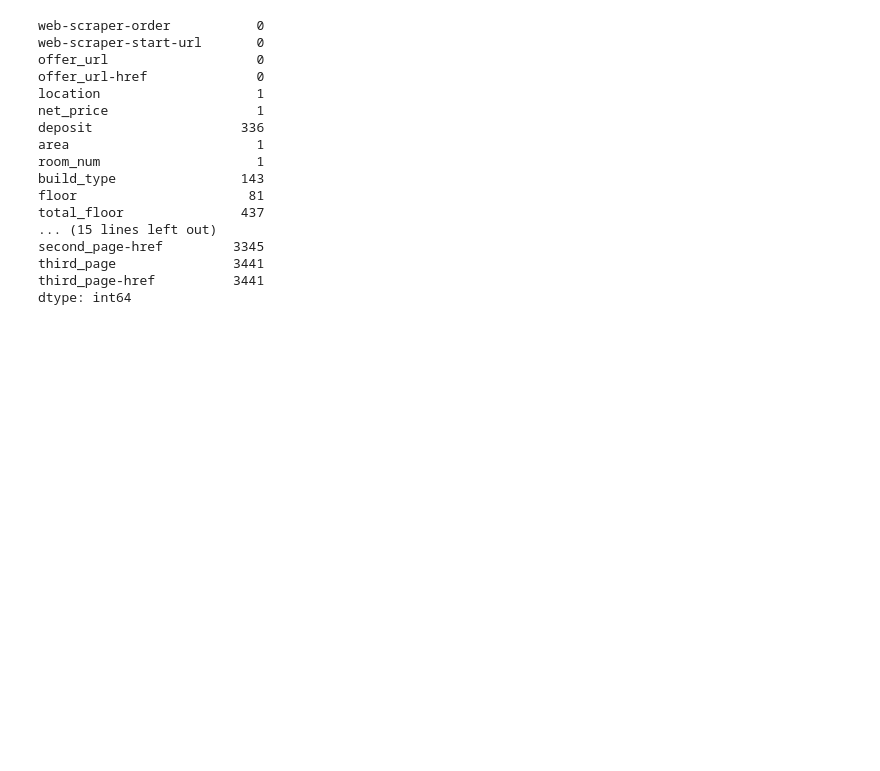
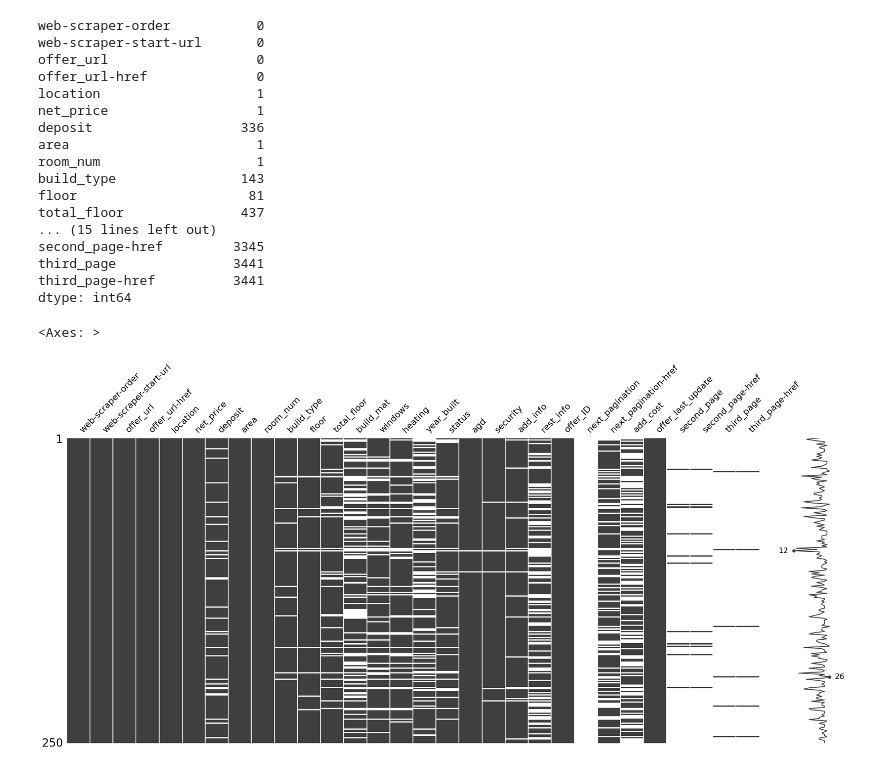
Before and after one commit to filki/Kaggle_Warsaw_rent_prices, a Jupyter notebook: starter.ipynb, the cells around one changed output. Cells and saved outputs as stored; diff of their text form; code cells hidden in the pictures; blank space fills up the shorter version.

```diff
--- a/starter.ipynb
+++ b/starter.ipynb
@@ -50,3 +55,9 @@ second_page-href         3345
 third_page               3441
 third_page-href          3441
 dtype: int64
+# %%
+%matplotlib inline
+msno.matrix(df.sample(250))
+# %% [output]
+<Axes: >
+[figure, added]
```
Also changed, not shown: parts of 4 cells of this notebook.
